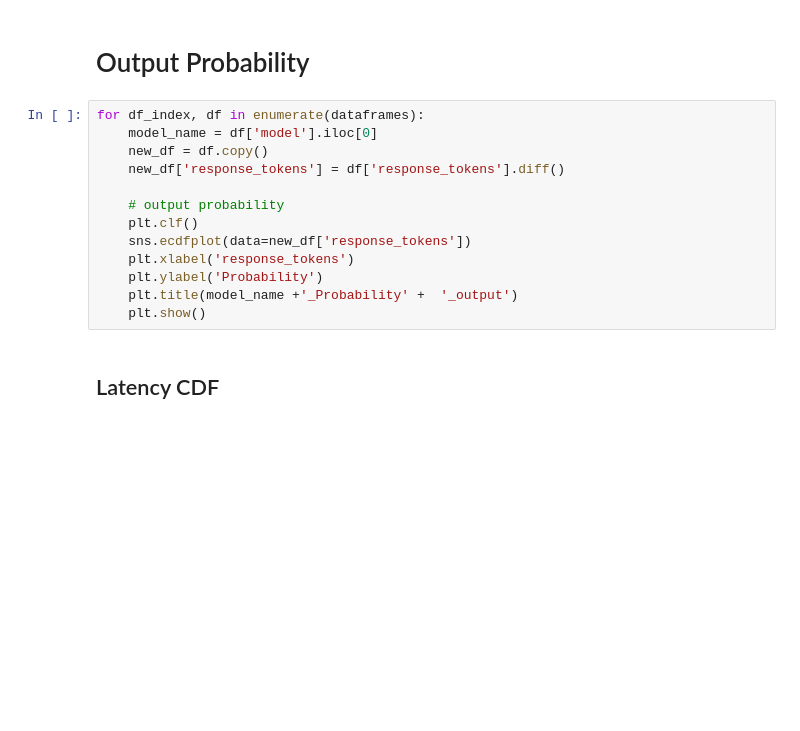
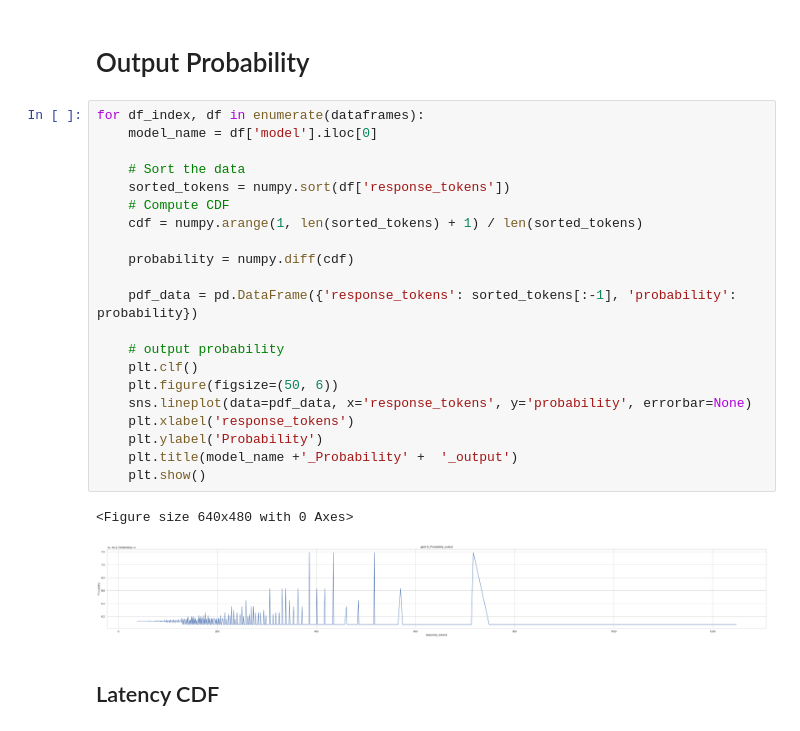
Before and after one commit to gaoweihe/llm-pred, a Jupyter notebook: main.ipynb, the cells around one changed output. Saved outputs shown, nothing was run; the diff lists cells and outputs as text; blank space fills up the shorter version.

Commit message:
output token pdf

```diff
--- a/main.ipynb
+++ b/main.ipynb
@@ -191,16 +192,27 @@ for df_index, df in enumerate(dataframes):
 # %%
 for df_index, df in enumerate(dataframes):
     model_name = df['model'].iloc[0]
-    new_df = df.copy()
-    new_df['response_tokens'] = df['response_tokens'].diff()
+
+    # Sort the data
+    sorted_tokens = numpy.sort(df['response_tokens'])
+    # Compute CDF
+    cdf = numpy.arange(1, len(sorted_tokens) + 1) / len(sorted_tokens)
+
+    probability = numpy.diff(cdf)
+
+    pdf_data = pd.DataFrame({'response_tokens': sorted_tokens[:-1], 'probability': probability})
 
     # output probability
     plt.clf()
-    sns.ecdfplot(data=new_df['response_tokens'])
+    plt.figure(figsize=(50, 6))
+    sns.lineplot(data=pdf_data, x='response_tokens', y='probability', errorbar=None)
     plt.xlabel('response_tokens')
     plt.ylabel('Probability')
     plt.title(model_name +'_Probability' +  '_output')
     plt.show()
+# %% [output]
+<Figure size 640x480 with 0 Axes>
+[figure, added]
 # %% [markdown]
 ## Latency CDF
 # %%
```
Also changed, not shown: parts of 3 cells of this notebook.
